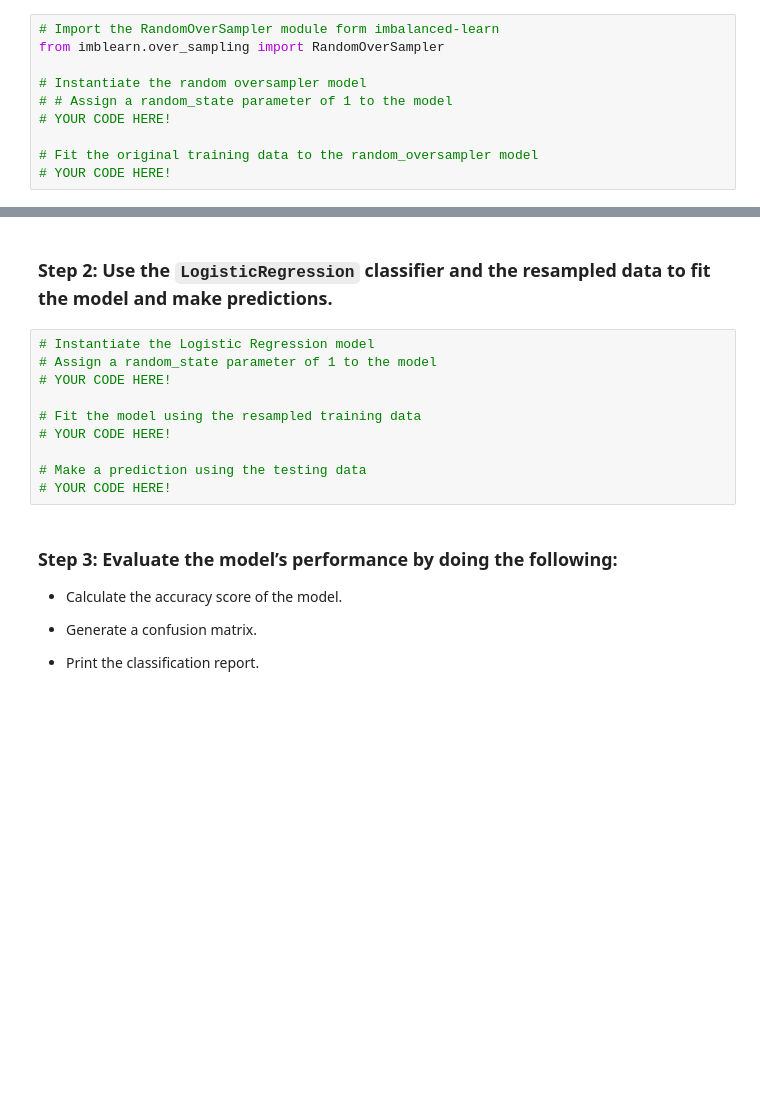
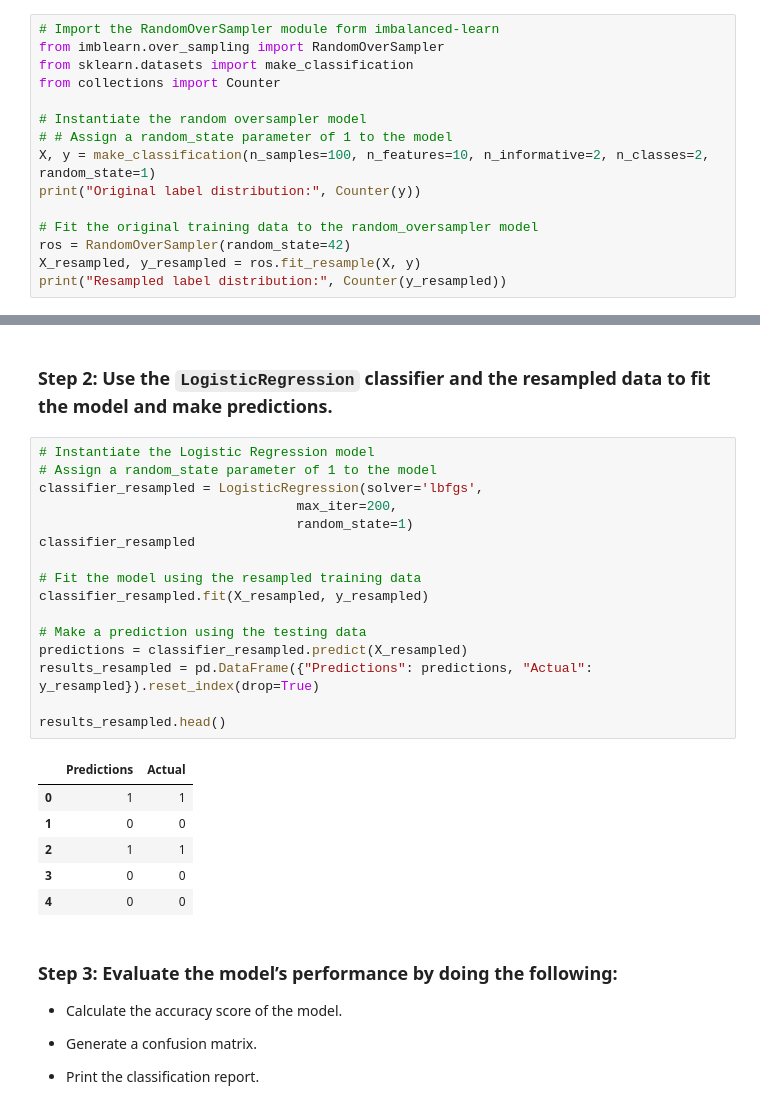
Before and after one commit to GMVince/credit-risk-classification, a Jupyter notebook: credit_risk_classification.ipynb, the cells around one changed output, grey strips where cells are left out. Drawn from its saved outputs; the diff is of its cells as text; blank space fills up the shorter version.

```diff
--- a/credit_risk_classification.ipynb
+++ b/credit_risk_classification.ipynb
@@ -154,11 +181,16 @@ TypeError: 'Series' object is not callable
 # %%
 # Import the RandomOverSampler module form imbalanced-learn
 from imblearn.over_sampling import RandomOverSampler
+from sklearn.datasets import make_classification
+from collections import Counter
 
 # Instantiate the random oversampler model
 # # Assign a random_state parameter of 1 to the model
-# YOUR CODE HERE!
+X, y = make_classification(n_samples=100, n_features=10, n_informative=2, n_classes=2, random_state=1)
+print("Original label distribution:", Counter(y))
 
 # Fit the original training data to the random_oversampler model
-# YOUR CODE HERE!
+ros = RandomOverSampler(random_state=42)
+X_resampled, y_resampled = ros.fit_resample(X, y)
+print("Resampled label distribution:", Counter(y_resampled))
 # %% [output]
@@ -171,13 +226,26 @@ ModuleNotFoundError: No module named 'imblearn'
 # %%
 # Instantiate the Logistic Regression model
 # Assign a random_state parameter of 1 to the model
-# YOUR CODE HERE!
+classifier_resampled = LogisticRegression(solver='lbfgs',
+                                 max_iter=200,
+                                 random_state=1)
+classifier_resampled
 
 # Fit the model using the resampled training data
-# YOUR CODE HERE!
+classifier_resampled.fit(X_resampled, y_resampled)
 
 # Make a prediction using the testing data
-# YOUR CODE HERE!
+predictions = classifier_resampled.predict(X_resampled)
+results_resampled = pd.DataFrame({"Predictions": predictions, "Actual": y_resampled}).reset_index(drop=True)
+
+results_resampled.head()
+# %% [output]
+|  | Predictions | Actual |
+| 0 | 1 | 1 |
+| 1 | 0 | 0 |
+| 2 | 1 | 1 |
+| 3 | 0 | 0 |
+| 4 | 0 | 0 |
 # %% [markdown]
 ### Step 3: Evaluate the model’s performance by doing the following:
 
```
Also changed, not shown: parts of 16 cells of this notebook.
